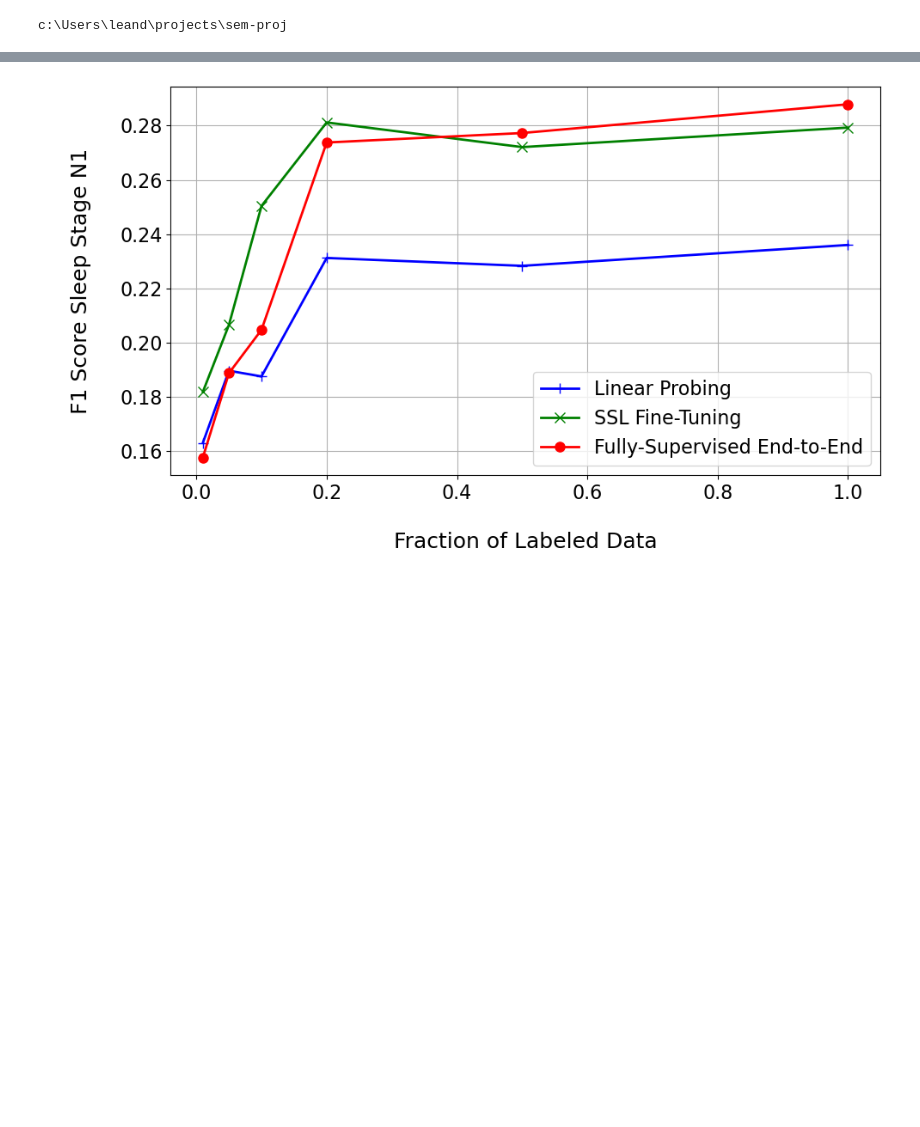
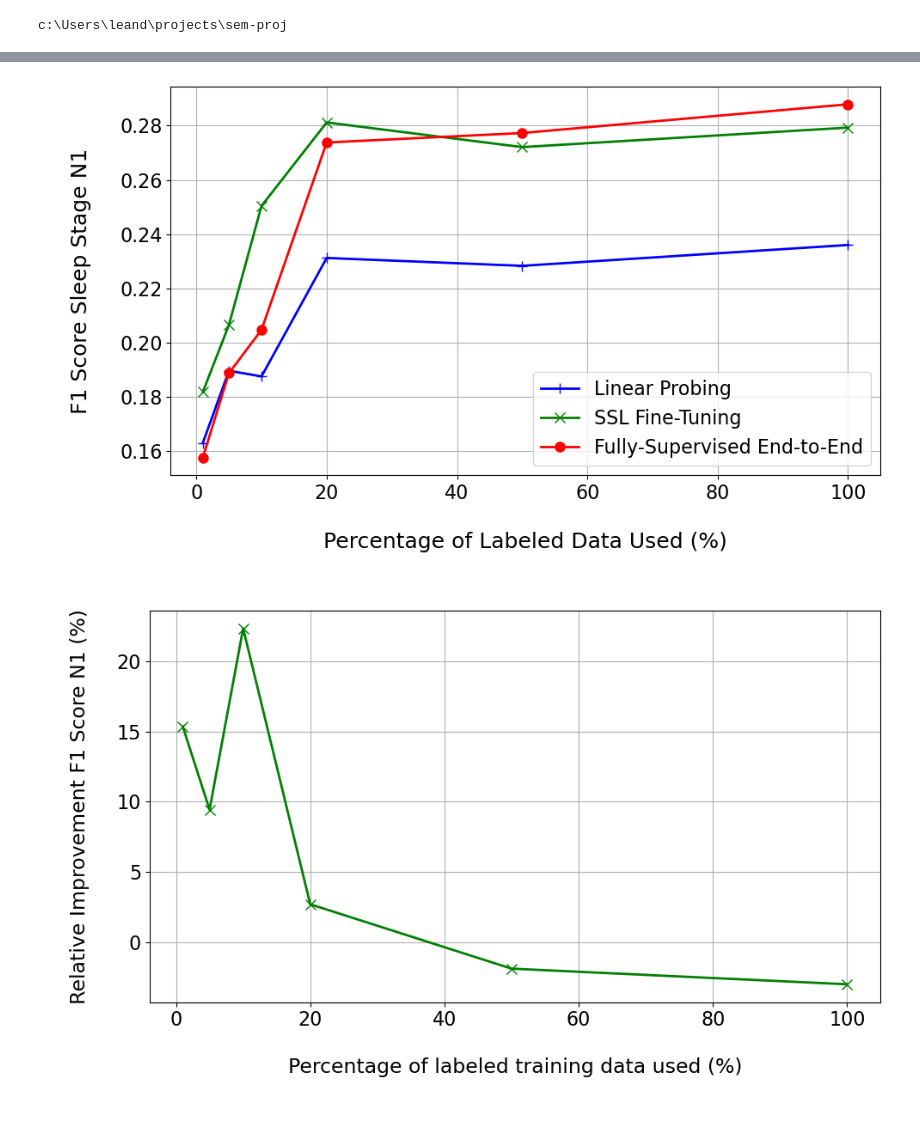
Before and after one commit to leandandre/sem-proj, a Jupyter notebook: scripts/plot_lin-probe_vs_finetuned_vs_fullysuperv-endtoend.ipynb, the cells around one changed output, grey strips where cells are left out. Drawn from its saved outputs; the diff is of its cells as text; code cells hidden in the pictures; blank space fills up the shorter version.

Commit message:
automated performance comparison finetuned vs. fully-supervised for context-free model

```diff
--- a/scripts/plot_lin-probe_vs_finetuned_vs_fullysuperv-endtoend.ipynb
+++ b/scripts/plot_lin-probe_vs_finetuned_vs_fullysuperv-endtoend.ipynb
@@ -13,11 +13,14 @@ p = [0.01, 0.05, 0.1, 0.2, 0.5, 1.0]
 # %% [output]
 c:\Users\leand\projects\sem-proj
 # %%
-### these results are from the powerpoint SSL result week 12_01-19_01.pptx ###
+### run if you want the context-free model plot ###
+### context-free model, these results are from the powerpoint SSL result week 12_01-19_01.pptx ###
+p = [0.01, 0.05, 0.1, 0.2, 0.5, 1.0]
 mf1_linprobe = [0.4850, 0.5659, 0.5652, 0.5789, 0.5953, 0.5977]
 mf1_finetuned = [0.5219, 0.5711, 0.6261, 0.6395, 0.6368, 0.6443]
 mf1_fullysuperv = [0.4974, 0.5405, 0.5567, 0.6091, 0.6339, 0.6547]
 
+# absolute values plot
 plt.figure(figsize=(10, 6))
 plt.plot(p, mf1_linprobe, marker='+', linewidth=2, markersize=8, label='Linear Probing', color='blue')
 plt.plot(p, mf1_finetuned, marker='x', linewidth=2, markersize=8, label='SSL Fine-Tuning', color='green')
@@ -31,5 +34,22 @@ plt.tight_layout()
 plt.grid(True)
 # plt.show()
 plt.savefig(TARGET_DIR / 'lin-probe_vs_finetuned_vs_fullysuperv-endtoend_mf1.pdf', dpi=300, bbox_inches='tight')
+
+# relative improvement plot
+p = [0.01, 0.05, 0.1, 0.2, 0.5, 1.0]
+p = [x * 100 for x in p]  # convert to percentage
+rel_impr_finetuned =[]
+for fine, fully in zip(mf1_finetuned, mf1_fullysuperv):
+    rel_impr_finetuned.append((fine - fully) / fully * 100)
+plt.figure(figsize=(10, 6))
+plt.plot(p, rel_impr_finetuned, marker='x', linewidth=2, markersize=8, color='green')
+plt.xlabel('\nPercentage of labeled training data used (%)\n', fontsize=18)
+# plt.xlabel('\nFraction of Labeled Data\n', fontsize=18)
+plt.ylabel('\nRelative Improvement MF1 Score (%)\n', fontsize=18)
+plt.tick_params(axis='both', labelsize=16)
+plt.tight_layout()
+plt.grid(True)
+# plt.show()
+plt.savefig(TARGET_DIR / 'finetuned_vs_fullysuperv_rel_impr_mf1_ctx-free.pdf', dpi=300, bbox_inches='tight')
 # %% [output]
 [figure]
@@ -36,21 +57,41 @@ plt.savefig(TARGET_DIR / 'lin-probe_vs_finetuned_vs_fullysuperv-endtoend_mf1.pdf
 # %%
-### these results are from the powerpoint SSL result week 12_01-19_01.pptx ###
+### run if you want the context-free model plot (N1 only) ###
+### context-free model, these results are from the powerpoint SSL result week 12_01-19_01.pptx ###
+p = [0.01, 0.05, 0.1, 0.2, 0.5, 1.0]
+p = [x * 100 for x in p]  # convert to percentage
 n1_linprobe = [0.163, 0.1896, 0.1875, 0.2312, 0.2283, 0.236]
 n1_finetuned = [0.1818, 0.2065, 0.2504, 0.2812, 0.2721, 0.2793]
 n1_fullysuperv = [0.1576, 0.1887, 0.2047, 0.2738, 0.2773, 0.2879]
 
 plt.figure(figsize=(10, 6))
 plt.plot(p, n1_linprobe, marker='+', linewidth=2, markersize=8, label='Linear Probing', color='blue')
 plt.plot(p, n1_finetuned, marker='x', linewidth=2, markersize=8, label='SSL Fine-Tuning', color='green')
 plt.plot(p, n1_fullysuperv, marker='o', linewidth=2, markersize=8, label='Fully-Supervised End-to-End', color='red')
-plt.xlabel('\nFraction of Labeled Data\n', fontsize=18)
+plt.xlabel('\nPercentage of Labeled Data Used (%)\n', fontsize=18)
 plt.ylabel('\nF1 Score Sleep Stage N1\n', fontsize=18)
 # plt.title('Linear Probing vs. SSL Fine-Tuning vs. Fully-Supervised End-to-End\n', fontsize=18)
 plt.legend(fontsize=16)
 plt.tick_params(axis='both', labelsize=16)
 plt.tight_layout()
 plt.grid(True)
 # plt.show()
 plt.savefig(TARGET_DIR / 'lin-probe_vs_finetuned_vs_fullysuperv-endtoend_n1.pdf', dpi=300, bbox_inches='tight')
+
+# relative improvement plot for N1
+p = [0.01, 0.05, 0.1, 0.2, 0.5, 1.0]
+p = [x * 100 for x in p]  # convert to percentage
+rel_impr_finetuned_n1 =[]
+for fine, fully in zip(n1_finetuned, n1_fullysuperv):
+    rel_impr_finetuned_n1.append((fine - fully) / fully * 100)
+plt.figure(figsize=(10, 6))
+plt.plot(p, rel_impr_finetuned_n1, marker='x', linewidth=2, markersize=8, color='green')
+plt.xlabel('\nPercentage of labeled training data used (%)\n', fontsize=17)
+plt.ylabel('\nRelative Improvement F1 Score N1 (%)\n', fontsize=17)
+plt.tick_params(axis='both', labelsize=16)
+plt.tight_layout()
+plt.grid(True)
+# plt.show()
+plt.savefig(TARGET_DIR / 'finetuned_vs_fullysuperv_rel_impr_n1_ctx-free.pdf', dpi=300, bbox_inches='tight')
 # %% [output]
-[figure, old version]
+[figure, new version]
+[figure, added]
```
Also changed, not shown: parts of 2 cells of this notebook, 12 other files.
